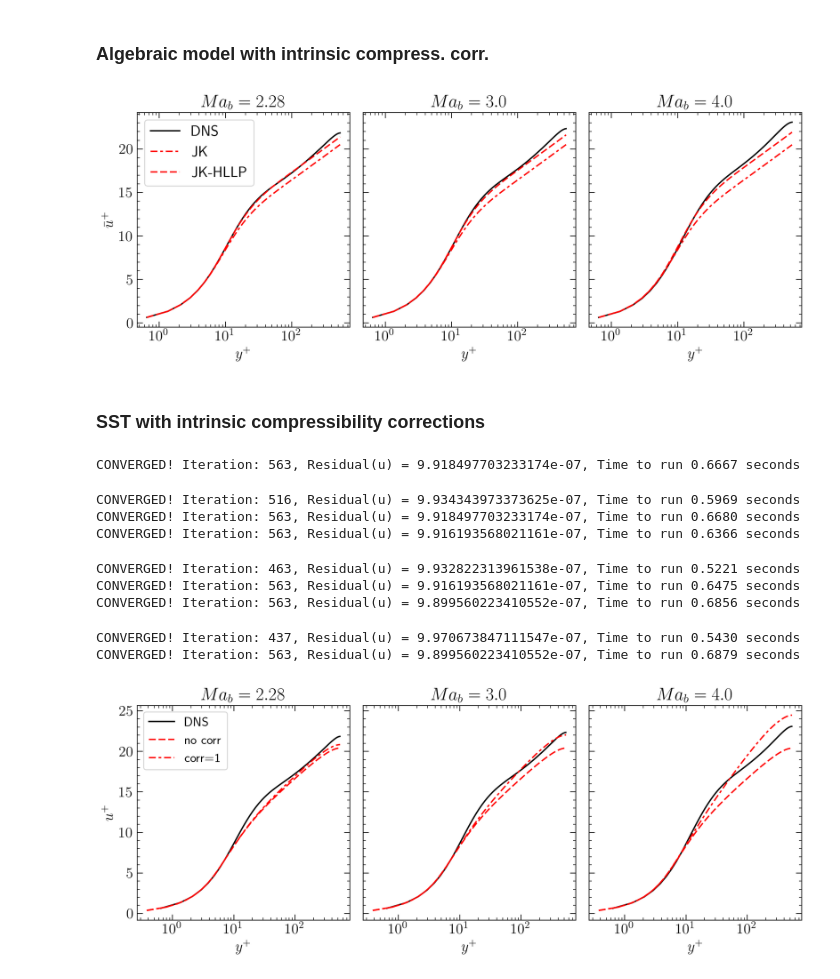
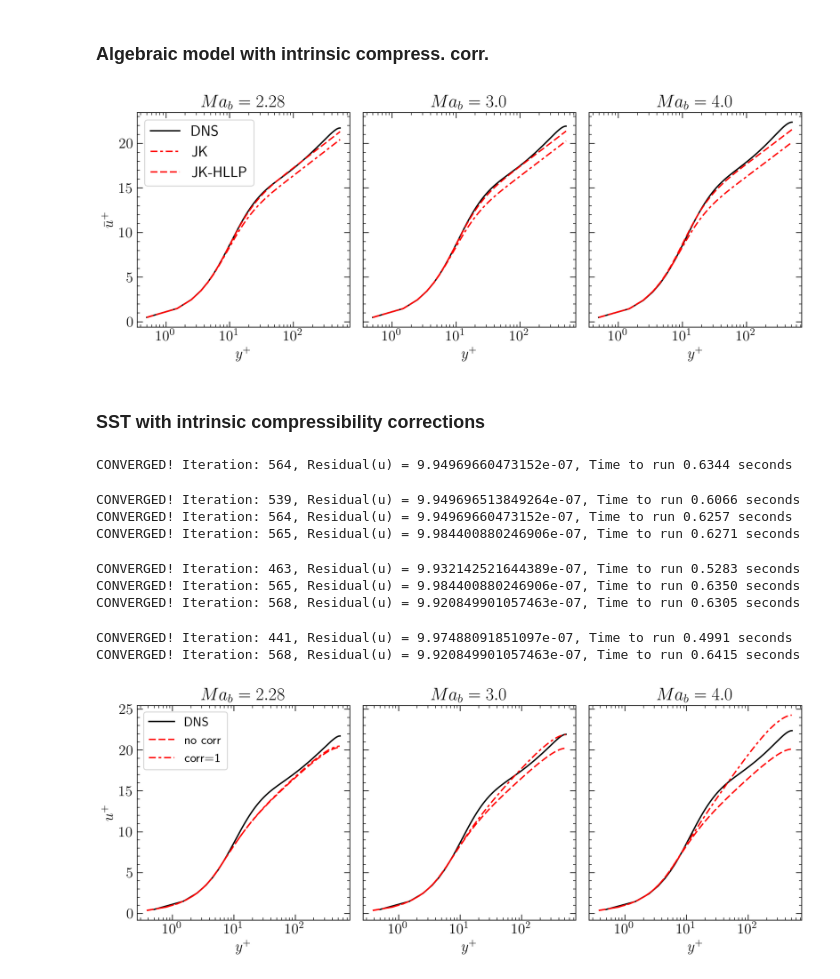
Before and after one commit to Fluid-Dynamics-Of-Energy-Systems-Team/RANS_Channel, a Jupyter notebook: main.ipynb, the cells around one changed output. Saved outputs shown, nothing was run; the diff lists cells and outputs as text; code cells hidden in the pictures.

```diff
--- a/main.ipynb
+++ b/main.ipynb
@@ -1560,38 +1557,38 @@ def meanVelocityIntrinsicCompCorr(ReTau, MTau, rho, mu, yst):
     ust  = cumtrapz(1/ReTau/(mu + mut), yst, initial=0)         # velocity
     return ust
 
 
 def plotProfiles(ax, DNS, MaTau):
-    ax.semilogx(DNS['yst'][1:len(DNS['y'])//2], DNS['ust'][1:len(DNS['y'])//2], 'k', label='DNS')
+    ax.semilogx(DNS['yst'][1:], DNS['ust'][1:], 'k', label='DNS')
     ust = meanVelocityIntrinsicCompCorr(DNS['ReTau'], 0.0, DNS['rho'], DNS['mu'], DNS['yst'])
-    ax.semilogx(DNS['yst'][1:len(DNS['y'])//2], ust[1:len(DNS['y'])//2], 'r', dashes=(5,2,2,2), label='JK')
+    ax.semilogx(DNS['yst'][1:], ust[1:], 'r', dashes=(5,2,2,2), label='JK')
     ust = meanVelocityIntrinsicCompCorr(DNS['ReTau'], MaTau, DNS['rho'], DNS['mu'], DNS['yst'])
-    ax.semilogx(DNS['yst'][1:len(DNS['y'])//2], ust[1:len(DNS['y'])//2], 'r', dashes=(5,2), label='JK-HLLP')
+    ax.semilogx(DNS['yst'][1:], ust[1:], 'r', dashes=(5,2), label='JK-HLLP')
 
 fig, ax = plt.subplots(1,3, figsize=(11, 4.5), sharey='row')
-DNS = loadHasanData(dataRepo+'HasanEtAlMach2.csv'); plotProfiles(ax[0], DNS, 0.12)
+DNS = loadHasanData(dataRepo+'HasanEtAlMach2.csv'); plotProfiles(ax[0], DNS, 0.120)
 DNS = loadHasanData(dataRepo+'HasanEtAlMach3.csv'); plotProfiles(ax[1], DNS, 0.152)
 DNS = loadHasanData(dataRepo+'HasanEtAlMach4.csv'); plotProfiles(ax[2], DNS, 0.198)
 
 ax[0].set_ylabel(r'$\bar u^+$')
 for a in ax:
     a.set_xlabel(r'$y^+$')
     a.yaxis.set_minor_locator(MultipleLocator(1))
 
 ax[0].set_title(r'$Ma_{b} = 2.28$')
 ax[1].set_title(r'$Ma_{b} = 3.0$')
 ax[2].set_title(r'$Ma_{b} = 4.0$')
 
 
 # props = dict(boxstyle='round', facecolor='lightgray', alpha=0.5)
 # ax[0].text(30, 3, r'$Ma_{b} = 2.28$', rotation=0, bbox=props)
 # ax[1].text(30, 3, r'$Ma_{b} = 3.0$', rotation=0, bbox=props)
 # ax[2].text(30, 3, r'$Ma_{b} = 4.0$', rotation=0, bbox=props)
 
 ax[0].legend(loc=2)
 plt.tight_layout(w_pad=0.9, h_pad=0.0)
 # %% [output]
-[figure, old version]
+[figure, new version]
 # %%
 fig.savefig('fig_IC_jk.pdf',bbox_inches='tight', pad_inches=0.05)
 # %% [markdown]
@@ -1622,7 +1619,7 @@ def runSSTwithIntrinsicCompCorr(DNS):
 
 
 def plotResultsSSTwithIntrinsicCompCorr(ax):
-    ax.semilogx(DNS['yst'][1:len(DNS['y'])//2], DNS['ust'][1:len(DNS['y'])//2], 'k', label='DNS')
+    ax.semilogx(DNS['yst'][1:], DNS['ust'][1:], 'k', label='DNS')
     ax.semilogx(res1['yst'][1:mesh.n//2], res1['ust'][1:mesh.n//2], 'r', dashes=(5,2),         label='no corr')
     ax.semilogx(res2['yst'][1:mesh.n//2], res2['ust'][1:mesh.n//2], 'r', dashes=(5,2,2,2),     label='corr=1')
     # ax.semilogx(res3['yst'][1:mesh.n//2], res3['ust'][1:mesh.n//2], 'k', dashes=(5,2,2,2,2,2), label='corr=2')
@@ -1662,15 +1659,15 @@ ax[2].set_title(r'$Ma_{b} = 4.0$')
 
 plt.tight_layout(w_pad=0.9, h_pad=0.0)
 # %% [output]
-CONVERGED! Iteration: 563, Residual(u) = 9.918497703233174e-07, Time to run 0.6667 seconds
+CONVERGED! Iteration: 564, Residual(u) = 9.94969660473152e-07, Time to run 0.6344 seconds
-CONVERGED! Iteration: 516, Residual(u) = 9.934343973373625e-07, Time to run 0.5969 seconds
-CONVERGED! Iteration: 563, Residual(u) = 9.918497703233174e-07, Time to run 0.6680 seconds
-CONVERGED! Iteration: 563, Residual(u) = 9.916193568021161e-07, Time to run 0.6366 seconds
+CONVERGED! Iteration: 539, Residual(u) = 9.949696513849264e-07, Time to run 0.6066 seconds
+CONVERGED! Iteration: 564, Residual(u) = 9.94969660473152e-07, Time to run 0.6257 seconds
+CONVERGED! Iteration: 565, Residual(u) = 9.984400880246906e-07, Time to run 0.6271 seconds
-CONVERGED! Iteration: 463, Residual(u) = 9.932822313961538e-07, Time to run 0.5221 seconds
-CONVERGED! Iteration: 563, Residual(u) = 9.916193568021161e-07, Time to run 0.6475 seconds
-CONVERGED! Iteration: 563, Residual(u) = 9.899560223410552e-07, Time to run 0.6856 seconds
+CONVERGED! Iteration: 463, Residual(u) = 9.932142521644389e-07, Time to run 0.5283 seconds
+CONVERGED! Iteration: 565, Residual(u) = 9.984400880246906e-07, Time to run 0.6350 seconds
+CONVERGED! Iteration: 568, Residual(u) = 9.920849901057463e-07, Time to run 0.6305 seconds
-CONVERGED! Iteration: 437, Residual(u) = 9.970673847111547e-07, Time to run 0.5430 seconds
-CONVERGED! Iteration: 563, Residual(u) = 9.899560223410552e-07, Time to run 0.6879 seconds
+CONVERGED! Iteration: 441, Residual(u) = 9.97488091851097e-07, Time to run 0.4991 seconds
+CONVERGED! Iteration: 568, Residual(u) = 9.920849901057463e-07, Time to run 0.6415 seconds
-[figure, old version]
+[figure, new version]
 # %%
 fig.savefig('fig_IC_ddSST.pdf',bbox_inches='tight', pad_inches=0.05)
```
Also changed, not shown: parts of 5 cells of this notebook.
